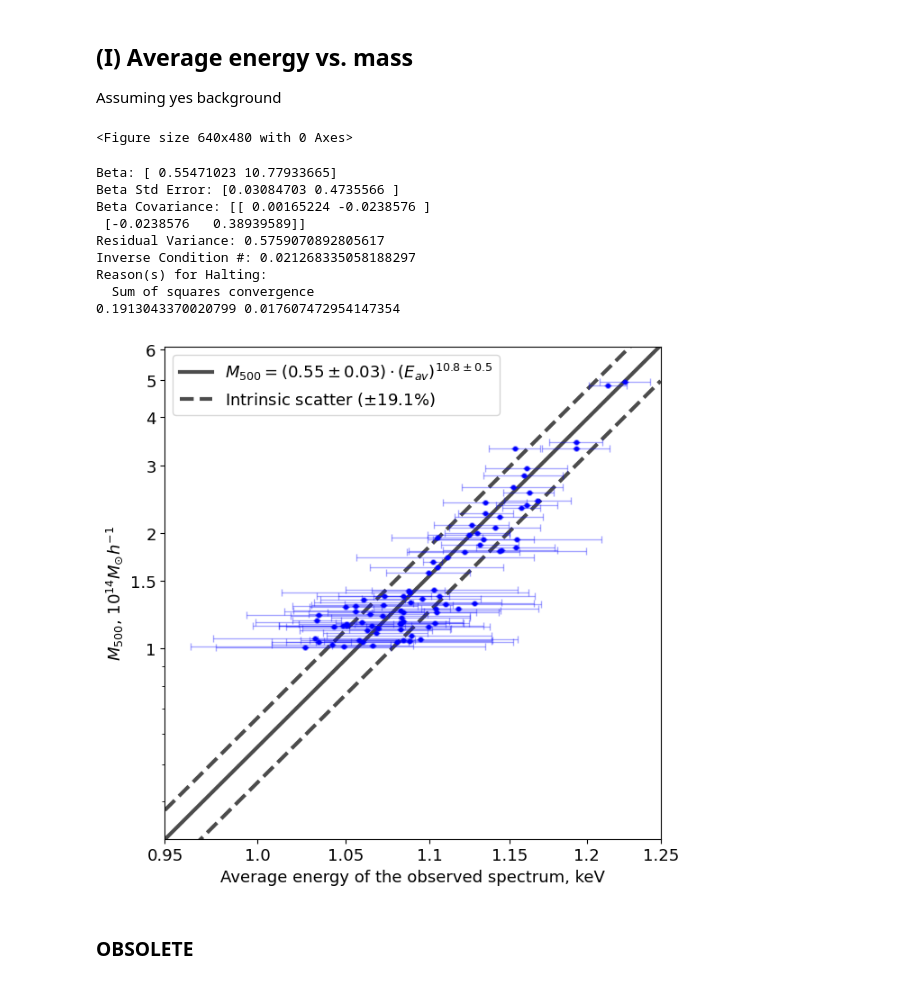
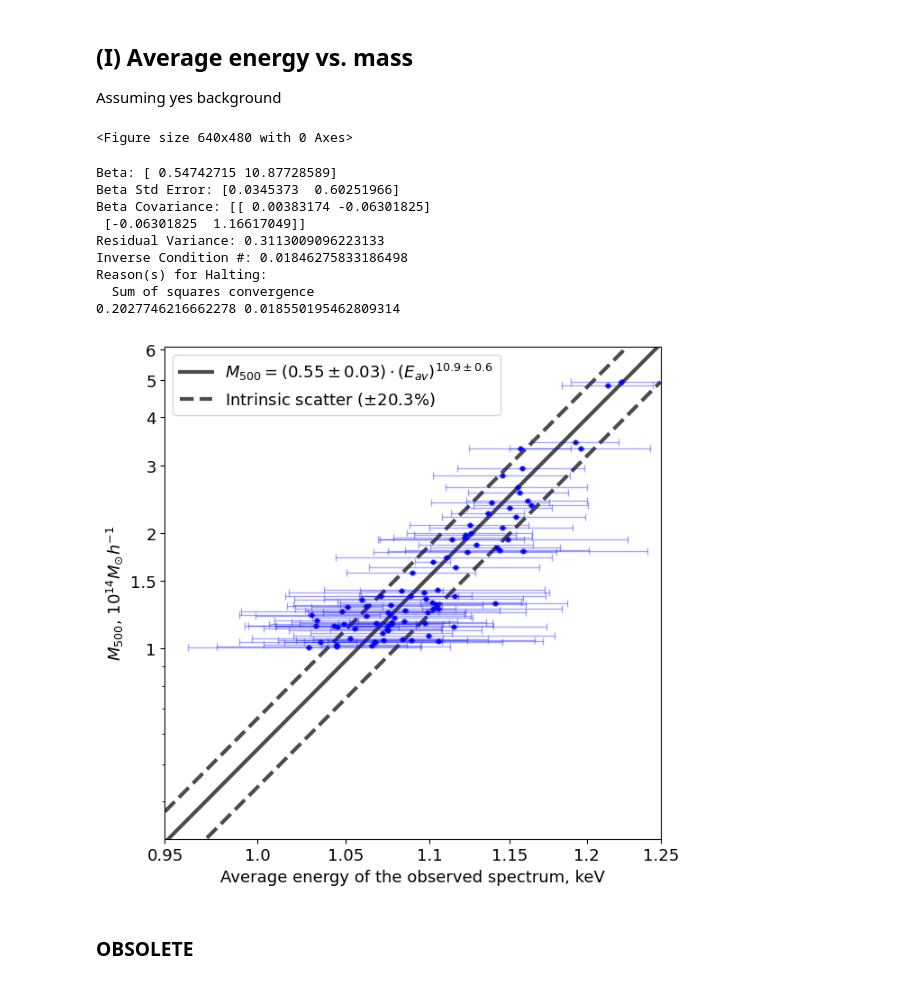
Before and after one commit to pi4imu/magneticum, a Jupyter notebook: spectra_magneticum.ipynb, the cells around one changed output. Saved outputs shown, nothing was run; the diff lists cells and outputs as text; code cells hidden in the pictures.

```diff
--- a/spectra_magneticum.ipynb
+++ b/spectra_magneticum.ipynb
@@ -799,9 +847,9 @@ yyy0 = [a[0] for a in temp_usr]
 #lll = np.linspace(1.04, 1.24, 100)
 
 def TfE(eav):
-    return 1.51*np.array(eav)**6.7
+    return 1.51*eav**6.7
 
-temps7 = TfE(xxx)           # better consistency
+temps7 = [TfE(EAV) for EAV in xxx]           # better consistency
 avens7 = np.zeros(84)
 redshifts7 = zxs
 
@@ -1633,8 +1683,8 @@ plt.figure(figsize=(7.1,7.1))
 
 MASSES = [m/10**14 for m in clusters["M500"].values] # or just "masses" defined before
 
-yyyy1 = [a[0] for a in aven_usr_with_bkg]
-yyyy1_err = [a[1] for a in aven_usr_with_bkg]
+yyyy1 = [a[0] for a in aven_usr]
+yyyy1_err = [a[1] for a in aven_usr]
 #yyyy2 = [a[0] for a in aven_usr_with_bkg]
 #yyyy2_err = [a[1] for a in aven_usr_with_bkg]
 
@@ -1652,41 +1702,41 @@ draw_line(yyyy1, yyyy1_err, MASSES, np.zeros(len(MASSES)),
 #          clr = 'orangered',
 #          l4dots = 'Data with background',
 #          l4legend = 'M_{{500}}',
 #          argument = '(E_{{av}}^{{BKG}})',
 #          with_scatter=True)
 
 plt.ylabel("$M_{500}$, $10^{14} M_{\\odot} h^{-1}$", fontsize=13)
 plt.xlabel("Average energy of the observed spectrum, keV", fontsize=13)
 
 plt.xscale("log")
 plt.yscale("log")
 
 plt.ylim(0.32, 6.1)
 plt.xlim(0.95, 1.25)
 
 plt.yticks([1,1.5,2,3,4,5,6], [1,1.5,2,3,4,5,6], size=13)
 plt.xticks([0.95, 1.00, 1.05, 1.10, 1.15, 1.2, 1.25], [0.95, 1.00, 1.05, 1.10, 1.15, 1.2, 1.25], size=13)
 
 #plt.gca().add_patch(Rectangle((1, 0.6), 0.1, 0.36, linewidth=1,
 #                              edgecolor='w', facecolor='w', fill=True, zorder=2))
 
 plt.legend(loc=2, fontsize=13)
 
 #plt.savefig('figures/Eav_vs_M.pdf', format='pdf')
 
 plt.show()
 # %% [output]
 <Figure size 640x480 with 0 Axes>
-Beta: [ 0.55471023 10.77933665]
-Beta Std Error: [0.03084703 0.4735566 ]
-Beta Covariance: [[ 0.00165224 -0.0238576 ]
- [-0.0238576   0.38939589]]
-Residual Variance: 0.5759070892805617
-Inverse Condition #: 0.021268335058188297
+Beta: [ 0.54742715 10.87728589]
+Beta Std Error: [0.0345373  0.60251966]
+Beta Covariance: [[ 0.00383174 -0.06301825]
+ [-0.06301825  1.16617049]]
+Residual Variance: 0.3113009096223133
+Inverse Condition #: 0.01846275833186498
 Reason(s) for Halting:
   Sum of squares convergence
-0.1913043370020799 0.017607472954147354
+0.2027746216662278 0.018550195462809314
-[figure, old version]
+[figure, new version]
 # %% [markdown]
 ### OBSOLETE
 # %%
```
Also changed, not shown: parts of 12 cells of this notebook, 8 other files.
